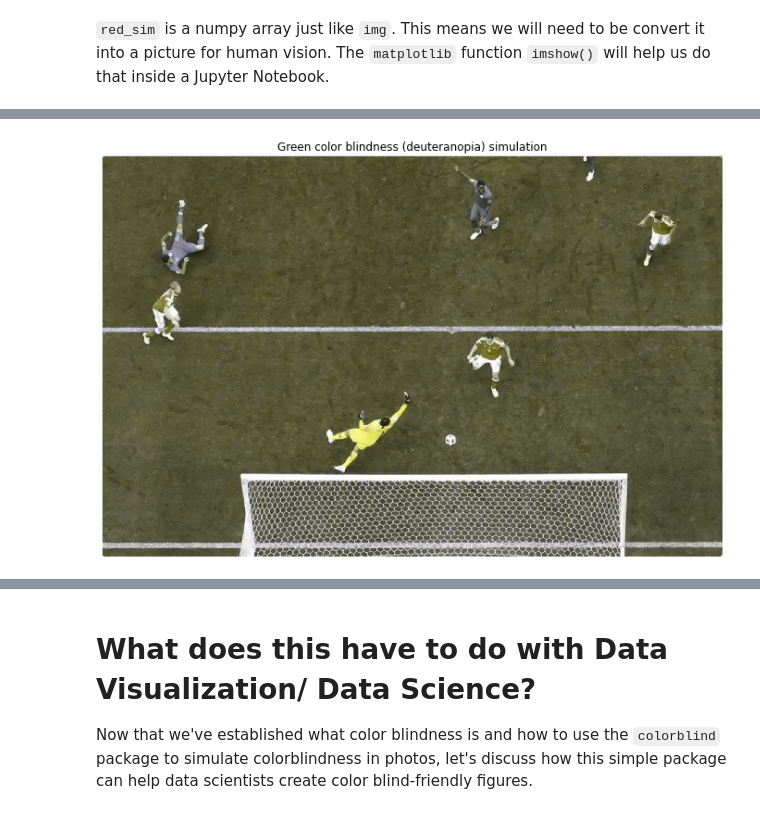
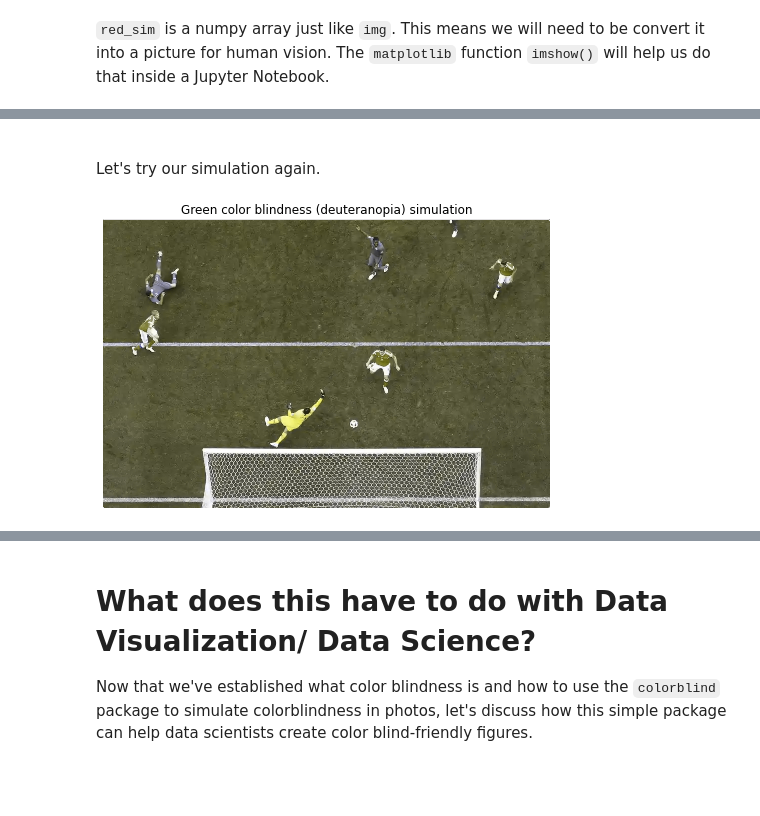
Before and after one commit to chav-ngvyen/colorblind, a Jupyter notebook: Colorblind_tutorial.ipynb, the cells around one changed output, grey strips where cells are left out. Cells and saved outputs as stored; diff of their text form; code cells hidden in the pictures; blank space fills up the shorter version.

```diff
--- a/Colorblind_tutorial.ipynb
+++ b/Colorblind_tutorial.ipynb
@@ -110,3 +111,6 @@ Yikes! This is how the match looked like for those with red color blindness. Now
+# %% [markdown]
+<br>
+Let's try our simulation again.
 # %%
 # Load second photo
 img2 = cv2.imread('./world_cup2.jpg')
@@ -115,14 +119,14 @@ img2 = cv2.cvtColor(img2, cv2.COLOR_BGR2RGB)
 # %%
 green_sim = colorblind.simulate_colorblindness(img2, colorblind_type='deuteranopia')
 
-fig = plt.figure(figsize = (12,12))
+fig = plt.figure(figsize = (8,8))
 ax = fig.add_subplot()
 ax.imshow(green_sim, interpolation='none')
 ax.set_title("Green color blindness (deuteranopia) simulation")
 plt.axis("off") # Remove axes & tick marks
 plt.show()
 # %% [output]
-[figure, old version]
+[figure, new version]
 # %% [markdown]
 When the players are zoomed in, the all-agreen uniform looks gray for a person with green color weakness, whereas the red-on-white uniform looks to be the same color as the turf. Not a very pleasant viewing experience, FIFA.
 
```
Also changed, not shown: parts of 13 cells of this notebook, 1 other file.
